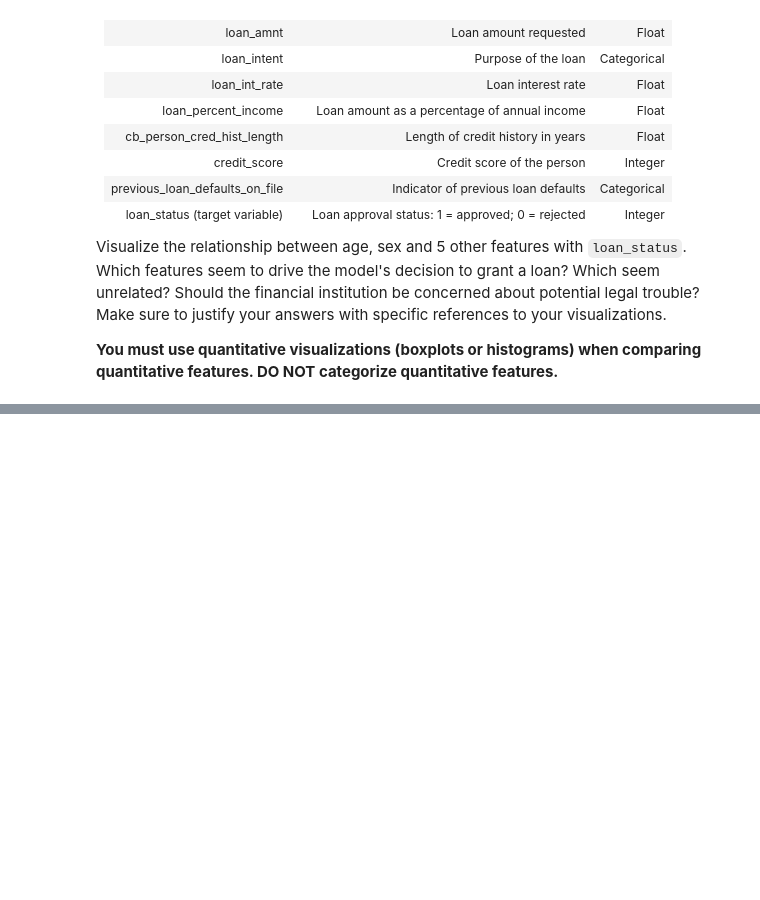
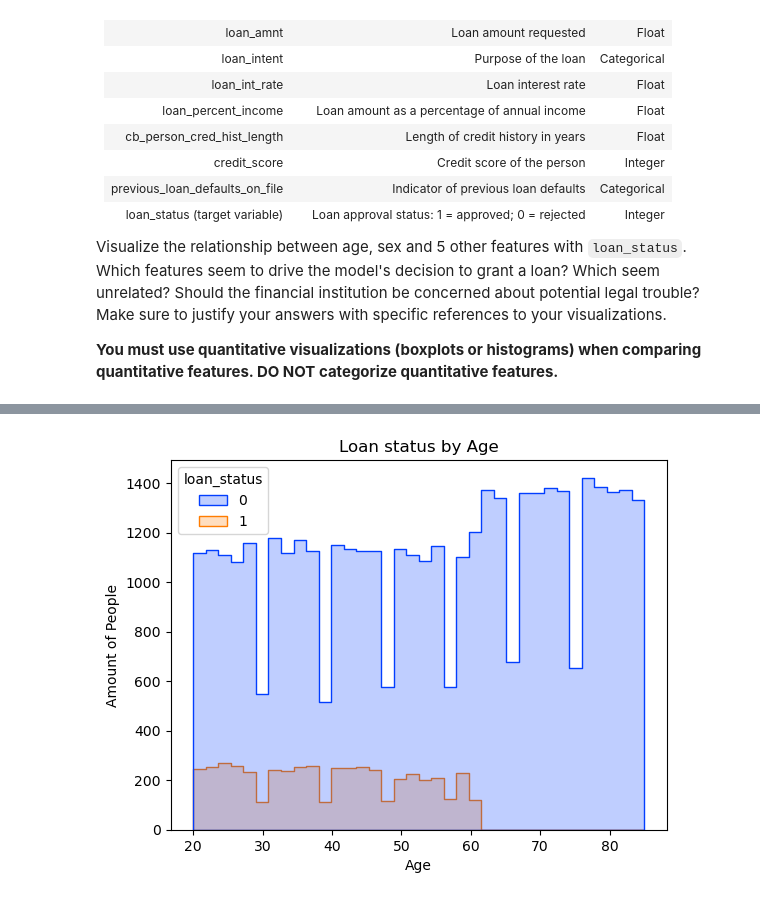
Before and after one commit to Adamg159/Data_Visualization_And_Modeling, a Jupyter notebook: Lab/2.5 Visualizing Relationships Between Groups Lab.ipynb, the cells around one changed output, grey strips where cells are left out. Saved outputs shown, nothing was run; the diff lists cells and outputs as text; code cells hidden in the pictures; blank space fills up the shorter version.

```diff
--- a/Lab/2.5 Visualizing Relationships Between Groups Lab.ipynb
+++ b/Lab/2.5 Visualizing Relationships Between Groups Lab.ipynb
@@ -27,0 +50,8 @@ Visualize the relationship between age, sex and 5 other features with `loan_stat
+# %%
+sns.histplot(x='person_age',data=df, hue='loan_status', element='step', palette='bright')
+plt.title('Loan status by Age')
+plt.ylabel('Amount of People')
+plt.xlabel('Age')
+plt.show()
+# %% [output]
+[figure, added]
```
Also changed, not shown: parts of 8 cells of this notebook.
